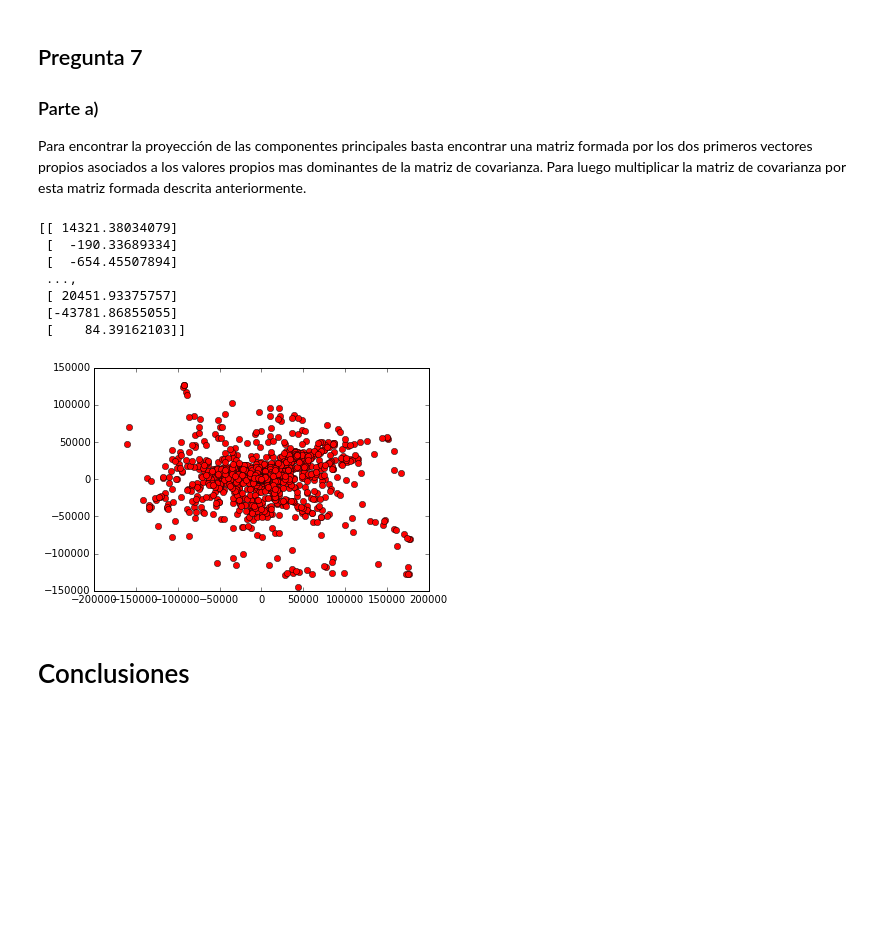
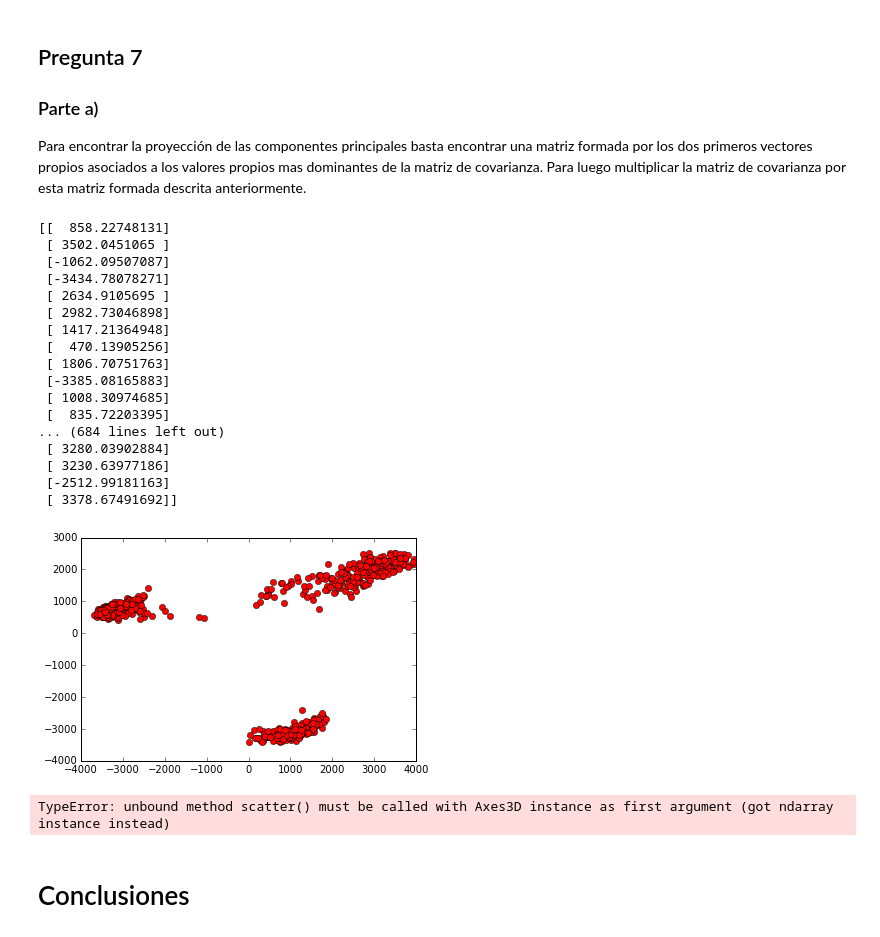
Before and after one commit to gemoya/cc2, a Jupyter notebook: lab1/tarea1.ipynb, the cells around one changed output. Cells and saved outputs as stored; diff of their text form; code cells hidden in the pictures; blank space fills up the shorter version.

```diff
--- a/lab1/tarea1.ipynb
+++ b/lab1/tarea1.ipynb
@@ -22,7 +20,8 @@ The memory_profiler extension is already loaded. To reload it, use:
 # %% [markdown]
 Ahora, cargaremos los datos entregados y generamos el vector inicial:
 # %%
-cov_x = np.load('arcene.npy')
+X = np.load('arcene.npy')
+cov_x = X
 cov_x -= cov_x.mean(axis=0)
 cov_x = np.dot(np.transpose(cov_x),cov_x)
 n = cov_x.shape[1]
@@ -313,27 +312,41 @@ Con los resultados anteriores podemos concluir que ...
 Para encontrar la proyección de las componentes principales basta encontrar una matriz formada por los dos primeros vectores propios asociados a los valores propios mas dominantes de la matriz de covarianza. Para luego multiplicar la matriz de covarianza por esta matriz formada descrita anteriormente.
 # %%
 l,u = k_eigen_finder(cov_x, 10, 2, i_guess)
-base_2 = np.dot(cov_x,u)
+base_2 = np.dot(X,u)
 #print base_2
 explained_cov = np.divide(np.sum(l), cov_x.sum())
 #print explained_cov
-print base_2[:,0]
+#print base_2[:,0]
 plt.plot(base_2[:,0], base_2[:,1], 'ro')
 plt.show()
 # %% [output]
-[[ 14321.38034079]
- [  -190.33689334]
- [  -654.45507894]
- ...,
- [ 20451.93375757]
- [-43781.86855055]
- [    84.39162103]]
+[[  858.22748131]
+ [ 3502.0451065 ]
+ [-1062.09507087]
+ [-3434.78078271]
+ [ 2634.9105695 ]
+ [ 2982.73046898]
+ [ 1417.21364948]
+ [  470.13905256]
+ [ 1806.70751763]
+ [-3385.08165883]
+ [ 1008.30974685]
+ [  835.72203395]
+... (684 lines left out)
+ [ 3280.03902884]
+ [ 3230.63977186]
+ [-2512.99181163]
+ [ 3378.67491692]]
-[figure, old version]
+[figure, new version]
 # %%
 l,u = k_eigen_finder(cov_x, 10, 3, i_guess)
-base_3 = np.dot(cov_x,u)
-print base_3
+base_3 = np.dot(X,u)
+#print base_3
 explained_cov = np.divide(np.sum(l), cov_x.sum())
+axes3d.scatter(base_3[:,0], base_3[:,1], base_3[:,2], 'ro')
+plt.show()
+# %% [output]
+TypeError: unbound method scatter() must be called with Axes3D instance as first argument (got ndarray instance instead)
 # %% [markdown]
 # Conclusiones
 # %% [markdown]
```
Also changed, not shown: parts of 1 cell of this notebook.
